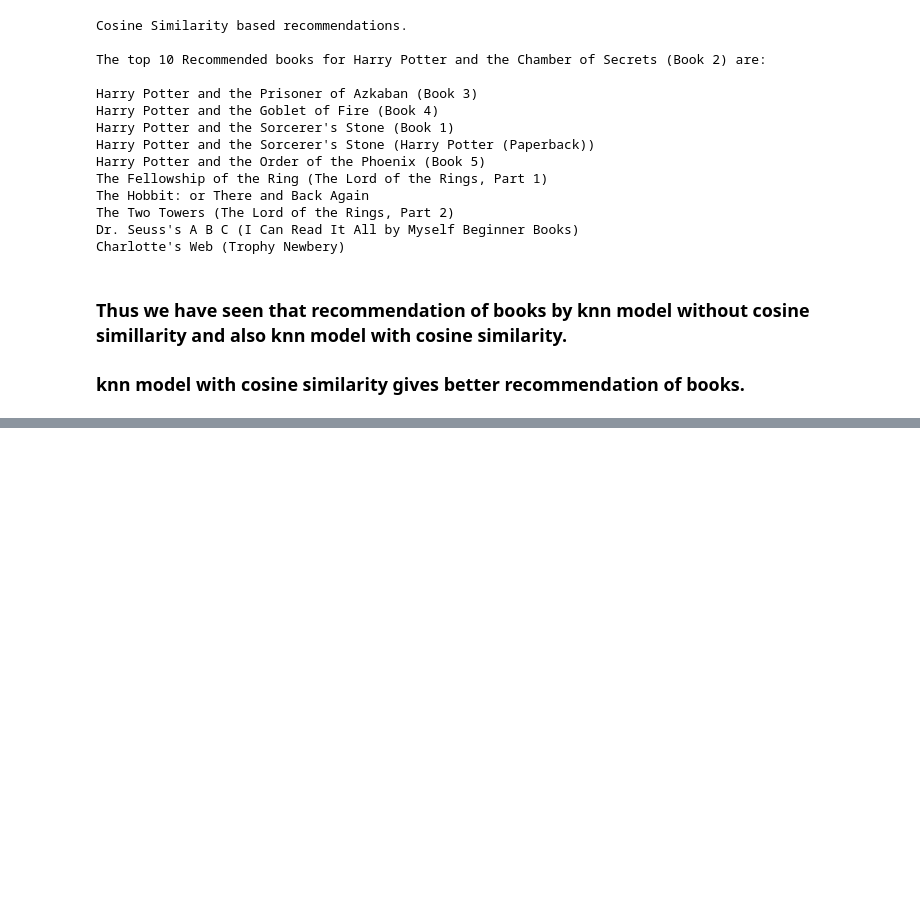
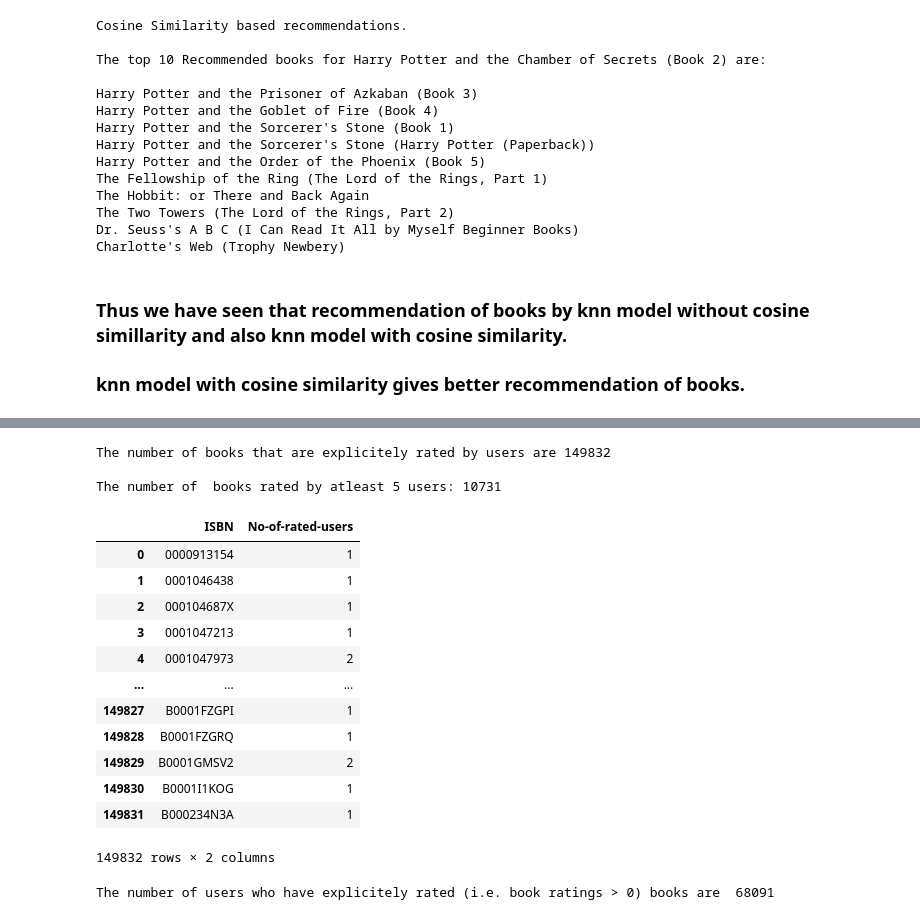
Before and after one commit to Suraj-7077/Unsupervised-ML-Book-Recommendation-system-Model, a Jupyter notebook: Unsupervised_ML_Capstone_Project_IV_.ipynb, the cells around one changed output, grey strips where cells are left out. Saved outputs shown, nothing was run; the diff lists cells and outputs as text; code cells hidden in the pictures; blank space fills up the shorter version.

```diff
--- a/Unsupervised_ML_Capstone_Project_IV_.ipynb
+++ b/Unsupervised_ML_Capstone_Project_IV_.ipynb
@@ -1405,0 +1441,37 @@ Charlotte's Web (Trophy Newbery)
+# %%
+# Filtering explicit rated books i.e. only thise books which dont have 0 ratings
+# taking only those books which has recieved greater than 5 users ratings.
+
+print('The number of books that are explicitely rated by users are', explicit_ratings['ISBN'].nunique())
+ratings_count_df = explicit_ratings.groupby('ISBN')['User-ID'].count().to_frame('No-of-rated-users').reset_index()
+selected_books =list(ratings_count_df.loc[ratings_count_df['No-of-rated-users'] > 5,'ISBN'].unique())             # taking only those books which has ratings given by atleast 5 differnet users
+print('\n' 'The number of  books rated by atleast 5 users:', len(selected_books))                                 # Only Those Books which has at least 5 Book rating
+filter_df=explicit_ratings.loc[explicit_ratings['ISBN'].isin(selected_books)]                                     # Creating Dataframe of those selected books
+# %% [output]
+The number of books that are explicitely rated by users are 149832
+
+The number of  books rated by atleast 5 users: 10731
+# %%
+ratings_count_df
+# %% [output]
+|  | ISBN | No-of-rated-users |
+| 0 | 0000913154 | 1 |
+| 1 | 0001046438 | 1 |
+| 2 | 000104687X | 1 |
+| 3 | 0001047213 | 1 |
+| 4 | 0001047973 | 2 |
+| ... | ... | ... |
+| 149827 | B0001FZGPI | 1 |
+| 149828 | B0001FZGRQ | 1 |
+| 149829 | B0001GMSV2 | 2 |
+| 149830 | B0001I1KOG | 1 |
+| 149831 | B000234N3A | 1 |
+149832 rows × 2 columns
+# %%
+# Now cosidering Those users who have given or reads at least 5 differet books.
+
+print('The number of users who have explicitely rated (i.e. book ratings > 0) books are ', explicit_ratings['User-ID'].nunique())
+
+books_count_df = explicit_ratings.groupby('User-ID')['ISBN'].count().to_frame('No-of-Books-rated').reset_index()
+# %% [output]
+The number of users who have explicitely rated (i.e. book ratings > 0) books are  68091
```
Also changed, not shown: parts of 9 cells of this notebook.
